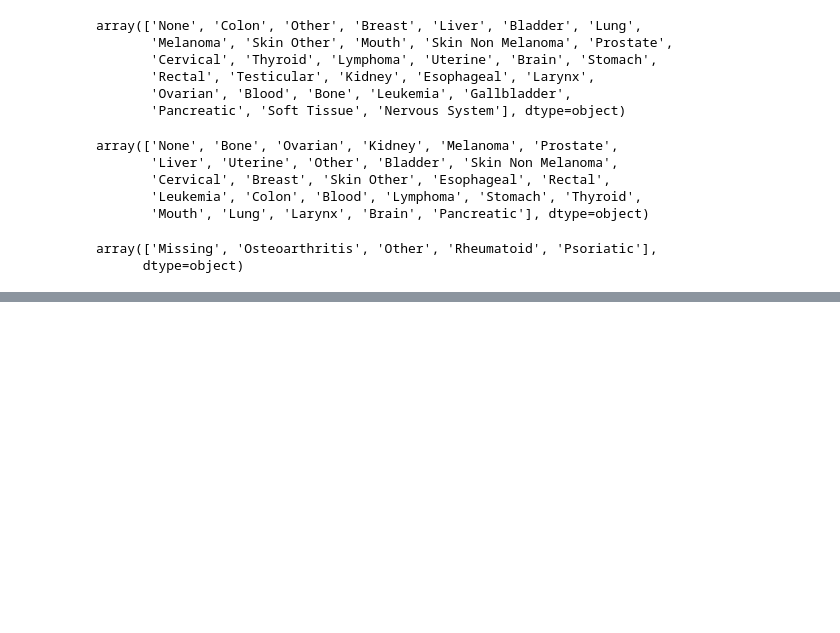
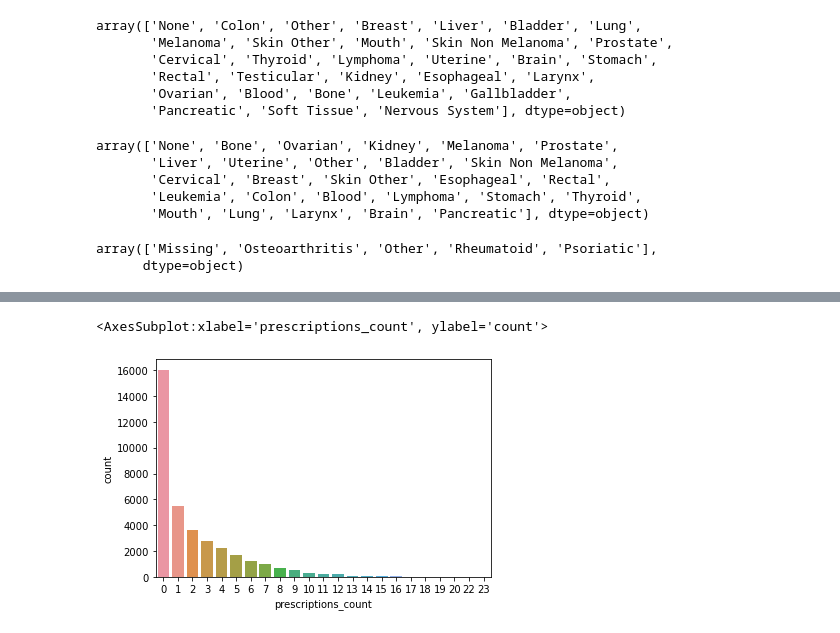
Before and after one commit to animesh288/Team-Dyad_PS-5, a Jupyter notebook: ML Model/status.ipynb, the cells around one changed output, grey strips where cells are left out. Drawn from its saved outputs; the diff is of its cells as text; code cells hidden in the pictures; blank space fills up the shorter version.

```diff
--- a/ML Model/status.ipynb
+++ b/ML Model/status.ipynb
@@ -275,0 +460,5 @@ df['arthritis_type'].replace('Psoriatic', 4,inplace=True)
+# %%
+sns.countplot(df["prescriptions_count"])
+# %% [output]
+<AxesSubplot:xlabel='prescriptions_count', ylabel='count'>
+[figure, added]
```
Also changed, not shown: parts of 39 cells of this notebook, 3 other files.
